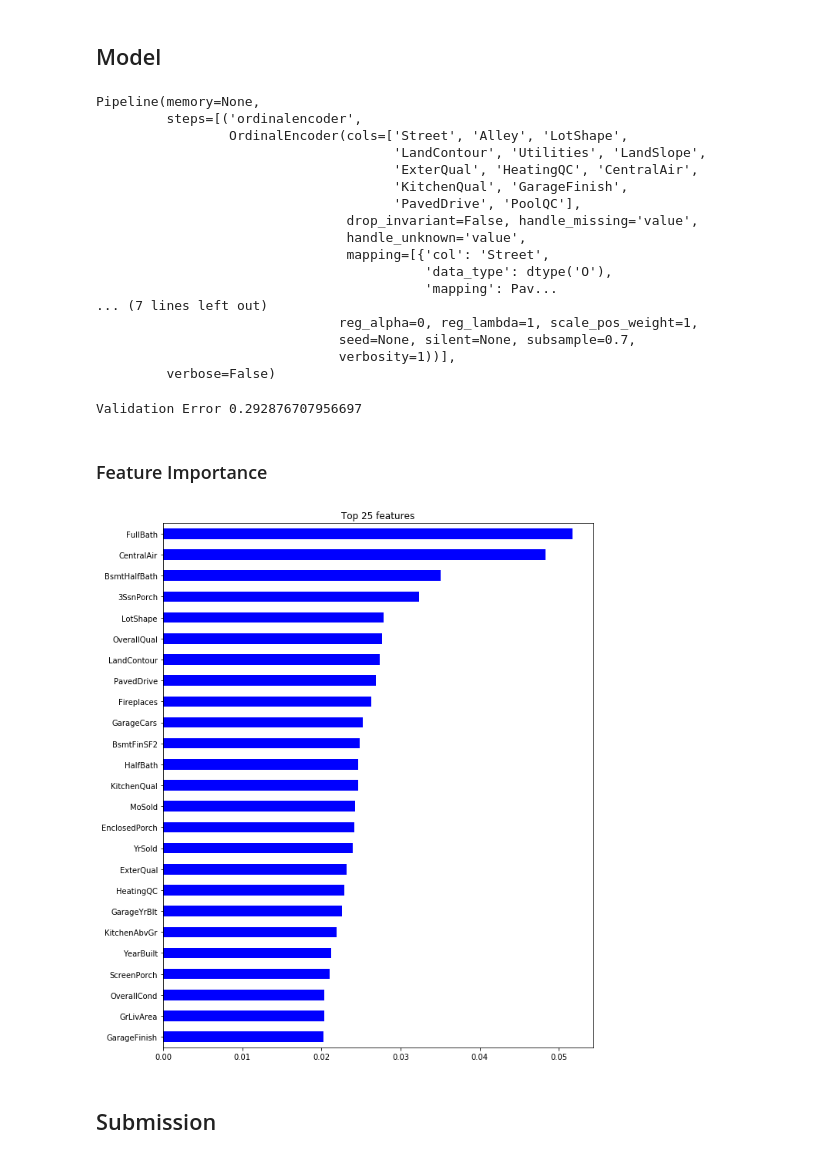
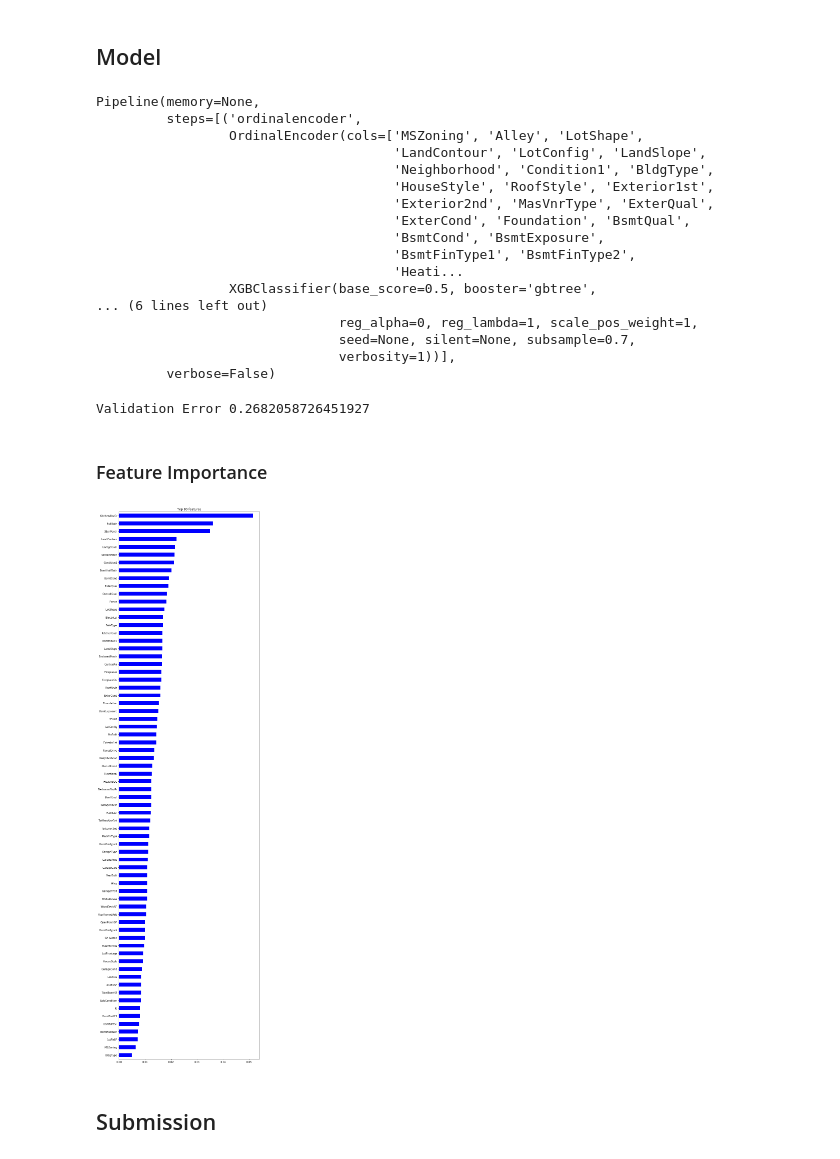
Before and after one commit to MAL3X-01/House-Prices-Prediction, a Jupyter notebook: Houses_Sales_Price_Prediction.ipynb, the cells around one changed output. Cells and saved outputs as stored; diff of their text form; code cells hidden in the pictures.

```diff
--- a/Houses_Sales_Price_Prediction.ipynb
+++ b/Houses_Sales_Price_Prediction.ipynb
@@ -115,6 +156,33 @@ train.describe()
+# %%
+def wrangle(X):
+  X = X.drop(columns=['LowQualFinSF', 'PoolArea', 'MiscVal', 'Street',
+                      'Utilities', 'Condition2', 'RoofMatl', 'Heating', 'PoolQC',
+                      'MiscFeature'])
+
+  numcol = ['LotFrontage', 'GarageYrBlt', 'MasVnrArea', 'BsmtHalfBath',
+            'BsmtFullBath', 'BsmtFinSF2', 'BsmtFinSF1', 'BsmtUnfSF', 'TotalBsmtSF',
+            'GarageArea', 'GarageCars']
+
+  for col in numcol:
+    X[col] = X[col].fillna(0)
+
+  X = X.fillna('Unknown')
+
+  X['Total_Bath'] = X['BsmtFullBath'] + (X['BsmtHalfBath']*.5) + X['FullBath'] +
+                    (X['HalfBath']*.5)
+
+  X['Garage_Car_Ratio'] = (X['GarageArea'] / X['GarageCars'])
+
+  X['TotalSF'] = (X['TotalBsmtSF'] + X['2ndFlrSF'] + X['1stFlrSF'] + X['LotArea']
+                  + X['WoodDeckSF'] + X['OpenPorchSF'])
+
+  X['Time_to_remodel'] = (X['YearRemodAdd'] - X['YearBuilt'])
+
+  #X['Year_no']
+  return X
 # %%
-train = train.fillna(0)
-test = test.fillna(0)
+train = wrangle(train)
+test = wrangle(test)
 # %% [markdown]
 ## Train / Validation Split
 # %%
@@ -180,8 +248,8 @@ y_val_log = np.log1p(y_val)
 
 pipe = make_pipeline(ce.OrdinalEncoder(),
                      StandardScaler(),
-                     XGBClassifier(n_estimators=100, max_depth=10,
-                                   learning_rate=0.6, subsample=0.7)
+                     XGBClassifier(n_estimators=1000, max_depth=6,
+                                   learning_rate=0.1, subsample=0.7)
 )
 
 pipe.fit(X_train, y_train_log)
@@ -189,17 +257,17 @@ pipe.fit(X_train, y_train_log)
 # %% [output]
 Pipeline(memory=None,
          steps=[('ordinalencoder',
-                 OrdinalEncoder(cols=['Street', 'Alley', 'LotShape',
-                                      'LandContour', 'Utilities', 'LandSlope',
-                                      'ExterQual', 'HeatingQC', 'CentralAir',
-                                      'KitchenQual', 'GarageFinish',
-                                      'PavedDrive', 'PoolQC'],
-                                drop_invariant=False, handle_missing='value',
-                                handle_unknown='value',
-                                mapping=[{'col': 'Street',
-                                          'data_type': dtype('O'),
-                                          'mapping': Pav...
-... (7 lines left out)
+                 OrdinalEncoder(cols=['MSZoning', 'Alley', 'LotShape',
+                                      'LandContour', 'LotConfig', 'LandSlope',
+                                      'Neighborhood', 'Condition1', 'BldgType',
+                                      'HouseStyle', 'RoofStyle', 'Exterior1st',
+                                      'Exterior2nd', 'MasVnrType', 'ExterQual',
+                                      'ExterCond', 'Foundation', 'BsmtQual',
+                                      'BsmtCond', 'BsmtExposure',
+                                      'BsmtFinType1', 'BsmtFinType2',
+                                      'Heati...
+                 XGBClassifier(base_score=0.5, booster='gbtree',
+... (6 lines left out)
                                reg_alpha=0, reg_lambda=1, scale_pos_weight=1,
                                seed=None, silent=None, subsample=0.7,
                                verbosity=1))],
@@ -209,19 +277,19 @@ y_pred_log = pipe.predict(X_val)
 #y_pred = np.expm1(y_pred_log)
 print('Validation Error', rmse(y_val_log, y_pred_log))
 # %% [output]
-Validation Error 0.292876707956697
+Validation Error 0.2682058726451927
 # %% [markdown]
 ### Feature Importance
 # %%
 xg = pipe.named_steps['xgbclassifier']
 importances = pd.Series(xg.feature_importances_, X_train.columns)
 
-n = 25
+n = 80
 plt.figure(figsize=(10,n/2))
 plt.title(f'Top {n} features')
 importances.sort_values()[-n:].plot.barh(color='blue');
 # %% [output]
-[figure, old version]
+[figure, new version]
 # %% [markdown]
 ## Submission
 # %%
```
Also changed, not shown: parts of 7 cells of this notebook.
